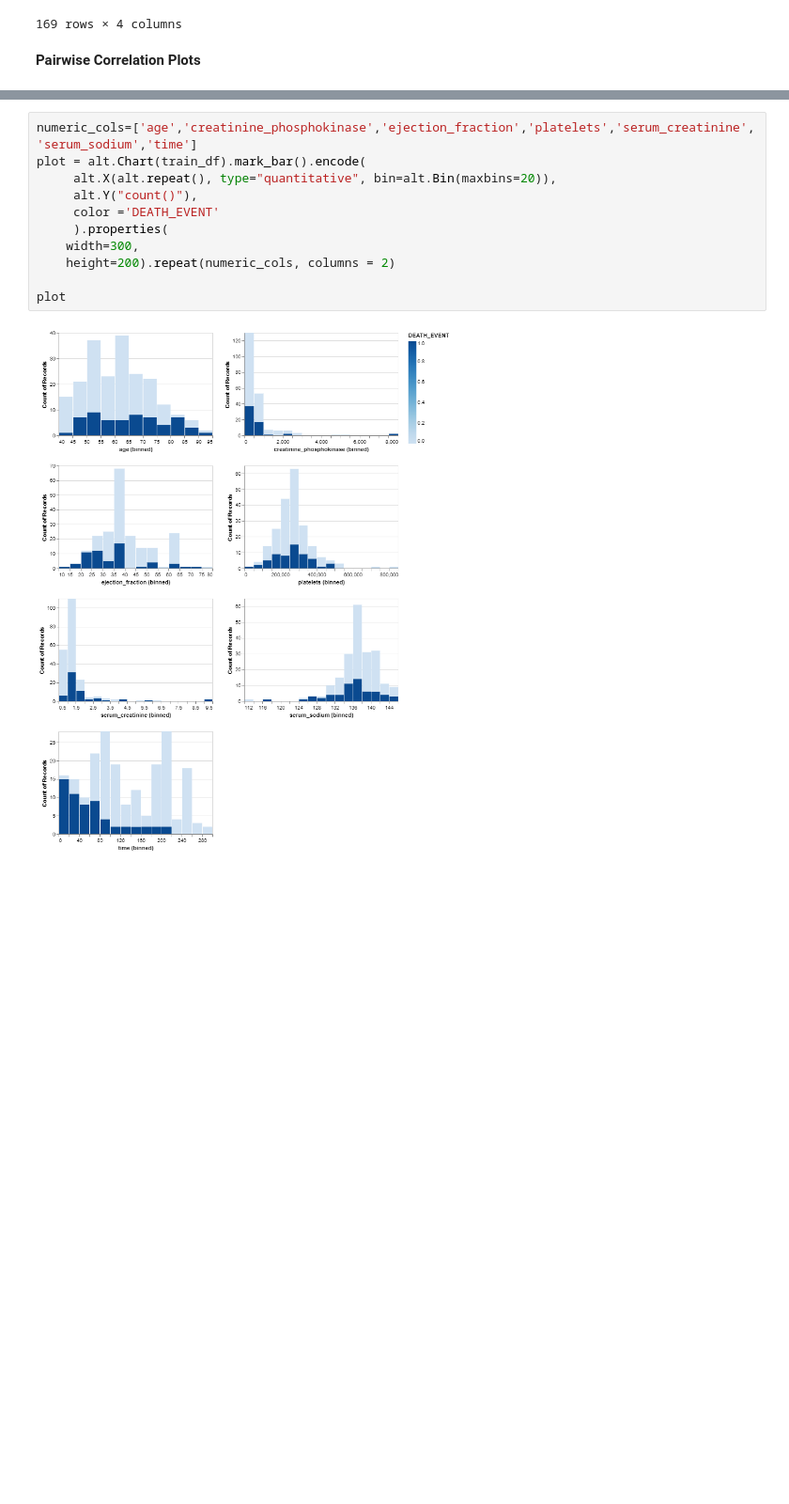
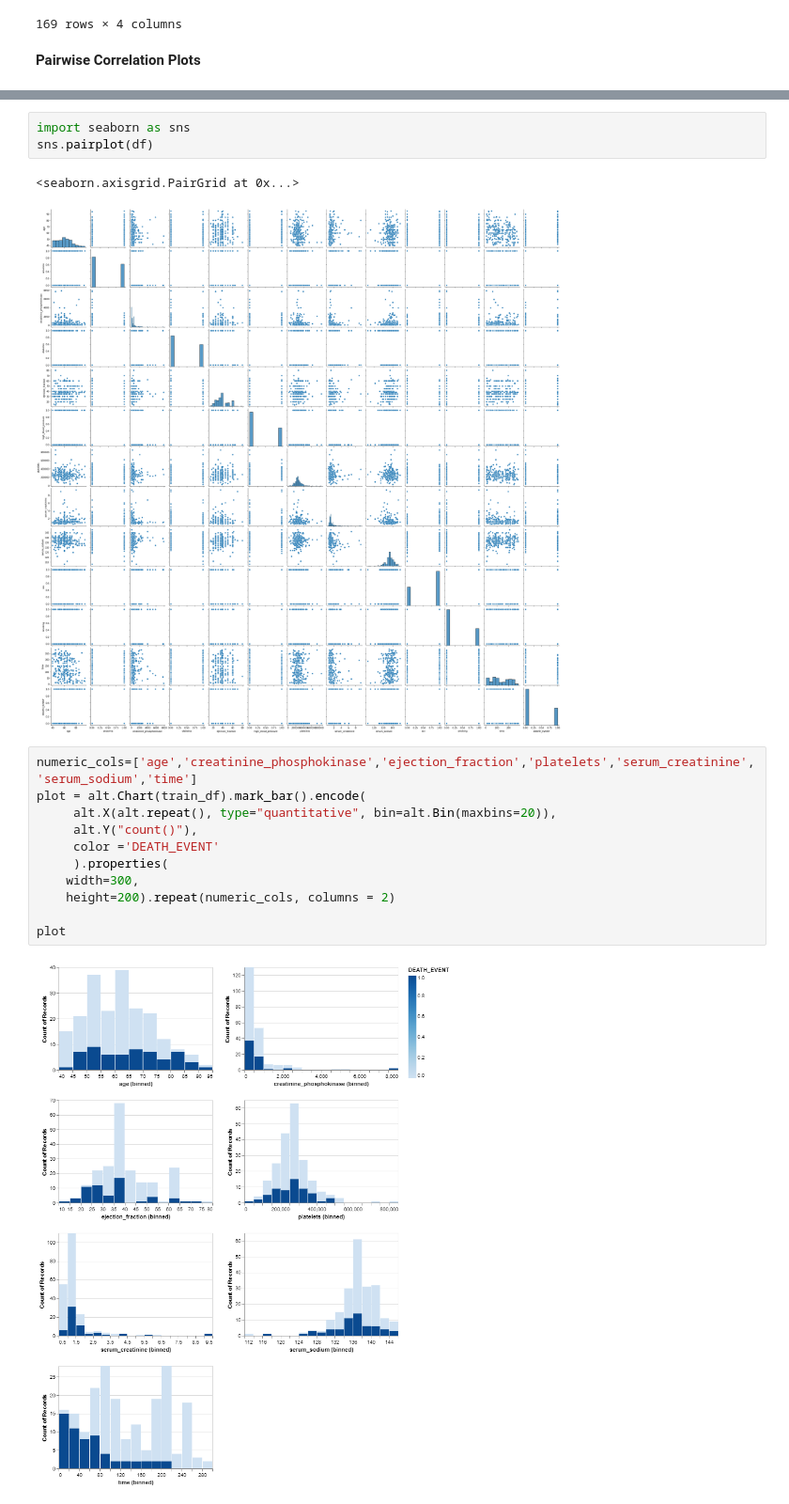
Before and after one commit to UBC-MDS/DSCI_522_Heart_Failure_Exploratory_Analysis, a Jupyter notebook: src/Heart_Failure_EDA.ipynb, the cells around one changed output, grey strips where cells are left out. Shown at 94% size. Cells and saved outputs as stored; diff of their text form; blank space fills up the shorter version.

```diff
--- a/src/Heart_Failure_EDA.ipynb
+++ b/src/Heart_Failure_EDA.ipynb
@@ -264,3 +288,9 @@ pair
+# %%
+import seaborn as sns
+sns.pairplot(df)
+# %% [output]
+<seaborn.axisgrid.PairGrid at 0x...>
+[figure, added]
 # %%
 numeric_cols=['age','creatinine_phosphokinase','ejection_fraction','platelets','serum_creatinine', 'serum_sodium','time']
 plot = alt.Chart(train_df).mark_bar().encode(
```
Also changed, not shown: parts of 34 cells of this notebook, 7 other files.
